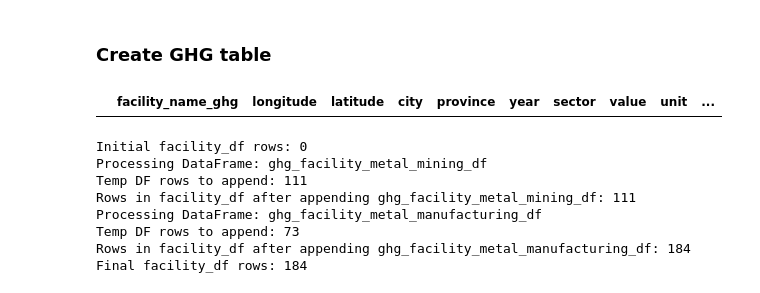
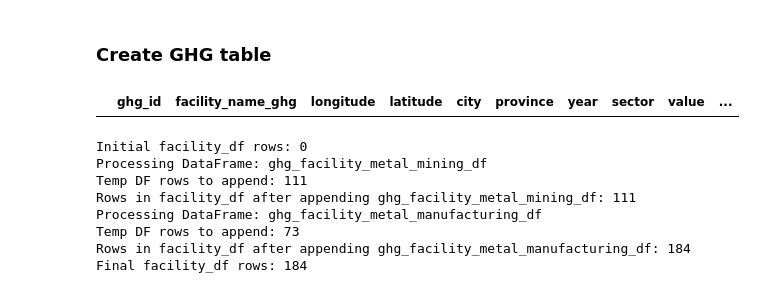
Before and after one commit to marpellan/metallican_db, a Jupyter notebook: 2. tables_creation.ipynb, the cells around one changed output. Drawn from its saved outputs; the diff is of its cells as text; code cells hidden in the pictures.

```diff
--- a/2. tables_creation.ipynb
+++ b/2. tables_creation.ipynb
@@ -609,22 +677,24 @@ conflict_gdf
 ### Create GHG table
 # %%
 ghg_columns = {
+    "ghg_id": "text",
     "facility_name_ghg": "text",
     "longitude": "float",
     "latitude": "float",
     "city": "text",
     "province": "text",
     "year": "integer",
     "sector": "text",
     "value": "float",
-    "unit": "text", # column
-    "facility_url" : "url" # column Facility information
+    "unit": "text",
+    "facility_url" : "url",
+    "source_id": "text"
 }
 
 ghg_df = pd.DataFrame(columns=ghg_columns.keys())
 ghg_df
 # %% [output]
-|  | facility_name_ghg | longitude | latitude | city | province | year | sector | value | unit | ... |
+|  | ghg_id | facility_name_ghg | longitude | latitude | city | province | year | sector | value | ... |
 # %%
 # Based on concordances tables
 column_mapping_ghg = {
```
Also changed, not shown: parts of 122 cells of this notebook, 40 other files.
